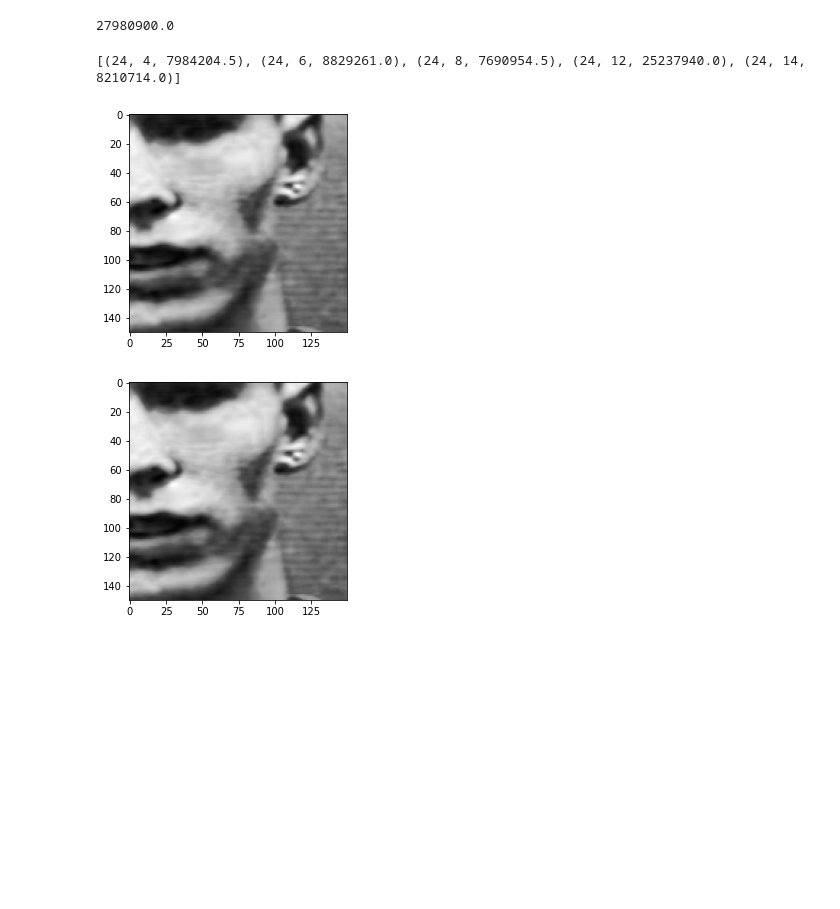
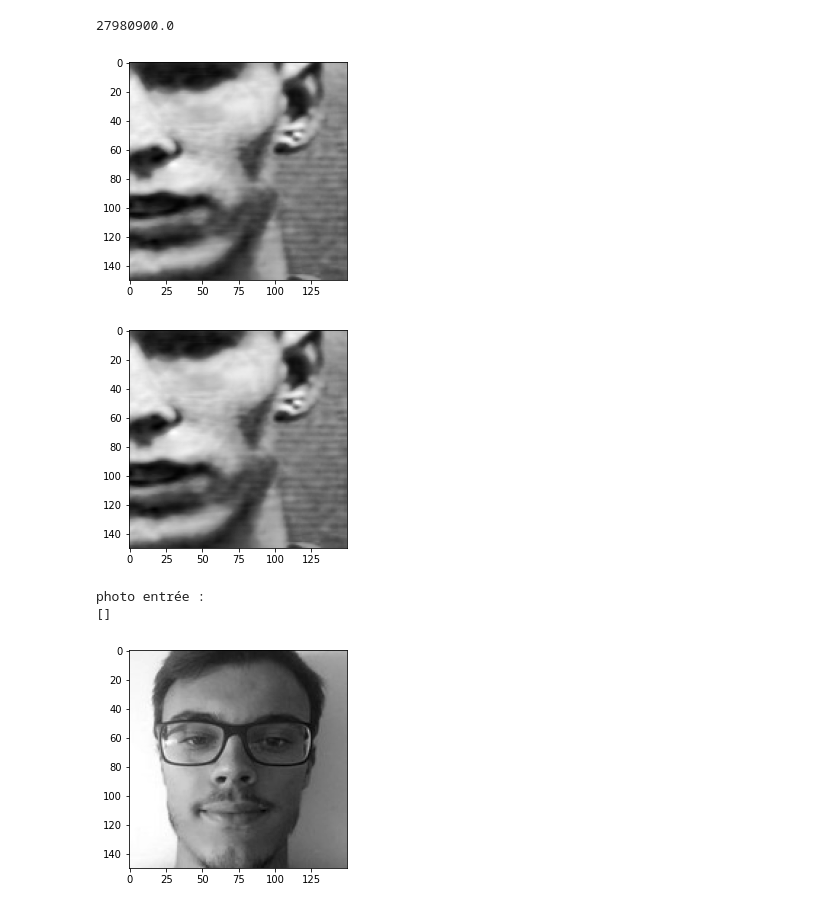
Before and after one commit to bastiendlf/code_project_ODATA, a Jupyter notebook: radius_search.ipynb, the cells around one changed output. Saved outputs shown, nothing was run; the diff lists cells and outputs as text; code cells hidden in the pictures; blank space fills up the shorter version.

Commit message:
radius_search.py maj test faits dans le notebook

```diff
--- a/radius_search.ipynb
+++ b/radius_search.ipynb
@@ -28,25 +14,0 @@ def compute_distance_2d(data, q, norm='L2'):
-# %%
-def radius_search_bruteforce(data, q, radius, norm = 'L2'):
-    distance_matrix = compute_distance_2d(data, q, norm)
-    nn_list = []
-    for i, person in enumerate(distance_matrix):
-        for j, dist_pic in enumerate(person):
-            if dist_pic <= radius:
-                nn_list.append((i,j,dist_pic))
-    return nn_list
-# %%
-from math import sqrt
-
-def radius_opti(data):
-    mean_total_list = []
-    for i, row in enumerate(data):
-        mean_row_list = []
-        for j, element in enumerate(row):
-            tmp = row
-            if element.shape == (150,150):
-                mean_row_list.append(np.mean(compute_distance_1d(np.delete(tmp, j, axis=0), element)))
-        mean_row = np.mean(mean_row_list)
-        mean_total_list.append(mean_row)
-    mean_total = np.mean(mean_total_list)#moyenne de distance entre deux photos d'une meme pers
-    std_total = sqrt(np.var(mean_total_list))#ecart type
-    return mean_total + std_total #radius opti
@@ -92,6 +32,0 @@ def radius_opti_eigen(data):
-# %%
-#test sur les données acp
-radius_opti_acp = radius_opti_eigen(gallery_eigenface_pictures)
-print(radius_opti_acp)
-# %% [output]
-27980900.0
@@ -102,8 +33,13 @@ resultat_150_acp = radius_search_bruteforce(gallery_eigenface_pictures, probes_e
-# %%
-print(resultat_88_acp)
-# %% [output]
-[(24, 4, 7984204.5), (24, 6, 8829261.0), (24, 8, 7690954.5), (24, 12, 25237940.0), (24, 14, 8210714.0)]
 # %%
+#test sur les données acp
+radius_opti_acp = radius_opti_eigen(gallery_eigenface_pictures)
+print(radius_opti_acp)
+
+
+resultat_0_acp = radius_search_bruteforce(gallery_eigenface_pictures, probes_eigenface_pictures[0], radius_opti_acp)
+resultat_88_acp = radius_search_bruteforce(gallery_eigenface_pictures, probes_eigenface_pictures[88], radius_opti_acp)
+resultat_150_acp = radius_search_bruteforce(gallery_eigenface_pictures, probes_eigenface_pictures[150], radius_opti_acp)
+
 created_picture_probe = np.reshape(eigenfacegenerator.get_picture_from_coefs(probes_eigenface_pictures[0]), (-1, 150))
 created_pic = plt.imshow(created_picture_probe, cmap="gray")
 plt.show()
@@ -114,5 +50,21 @@ created_picture_gallery = np.reshape(eigenfacegenerator.get_picture_from_coefs(g
 created_pic = plt.imshow(created_picture_probe, cmap="gray")
 plt.show()
 # %% [output]
+27980900.0
 [figure]
 [figure]
+# %%
+#test adri
+import matplotlib.image as mpimg
+
+adri = mpimg.imread(f'data/dataset1/adri.2.jpg')
+
+print("photo entrée : ")
+adri_face = plt.imshow(adri,cmap="gray")
+plt.show()
+resultat_adri = radius_search_bruteforce(gallery_pictures, adri, radius_opti)
+print(resultat_adri)
+# %% [output]
+photo entrée :
+[]
+[figure, added]
```
Also changed, not shown: parts of 11 cells of this notebook, 1 other file.
